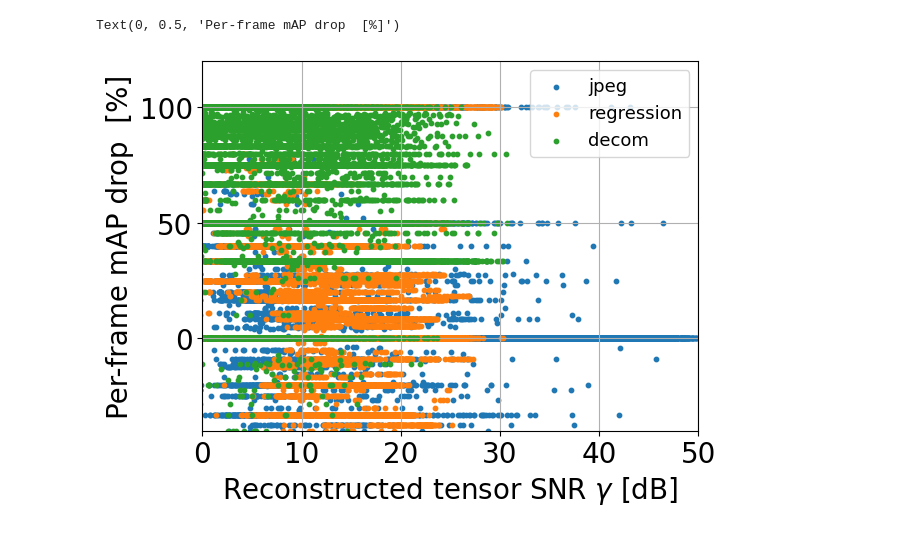
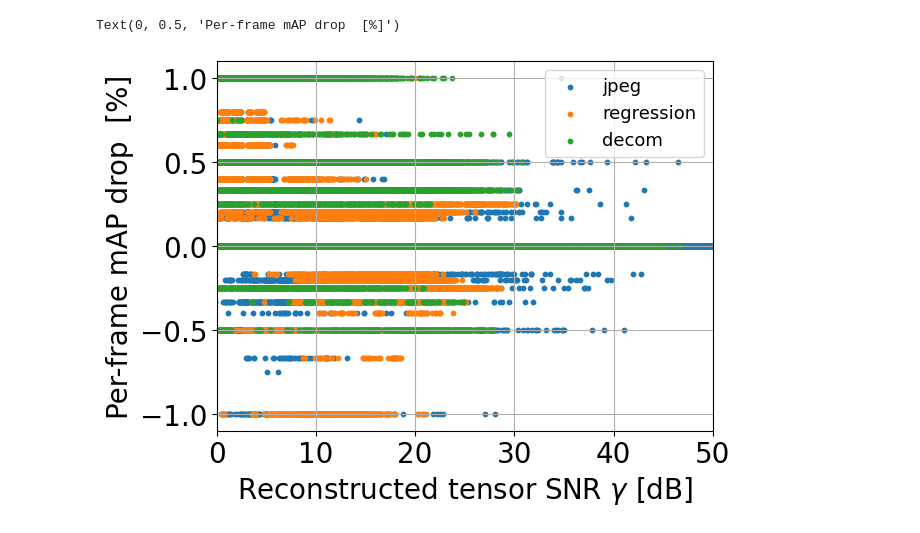
Before and after one commit to Rexyyj/split_DNN_framework, a Jupyter notebook: stable_tests/plot/snr_sen_drop_vidvrd.ipynb, the cells around one changed output. Drawn from its saved outputs; the diff is of its cells as text; code cells hidden in the pictures.

Commit message:
update drop curve

```diff
--- a/stable_tests/plot/snr_sen_drop_vidvrd.ipynb
+++ b/stable_tests/plot/snr_sen_drop_vidvrd.ipynb
@@ -38,12 +39,15 @@ for p in pruning:
     for q in quality:
         map_plot_df= map_quality_df.get_group(q)
         cha_plot_df= cha_quality_df.get_group(q)
+
         snr += cha_plot_df["reconstruct_snr"].to_list()
-        map_des = (local_map["map"].to_numpy() - map_plot_df["map"].to_numpy())/local_map["map"].to_numpy() *100
+        # map_des = (local_map["map"].to_numpy() - map_plot_df["map"].to_numpy())/local_map["map"].to_numpy() *100
+        map_des = (local_map["map"].to_numpy() - map_plot_df["map"].to_numpy())
         map_diff += map_des.tolist()
         map_raw +=map_plot_df["map"].to_list()
         sens_raw += map_plot_df["sensitivity"].to_list()
-        sens_des = (local_map["sensitivity"].to_numpy() - map_plot_df["sensitivity"].to_numpy())/local_map["sensitivity"].to_numpy()*100
+        # sens_des = (local_map["sensitivity"].to_numpy() - map_plot_df["sensitivity"].to_numpy())/local_map["sensitivity"].to_numpy()*100
+        sens_des = (local_map["sensitivity"].to_numpy() - map_plot_df["sensitivity"].to_numpy())
         sens_diff += sens_des.tolist()
 
 snr =np.array(snr)
@@ -95,12 +99,15 @@ for p in pruning:
         map_plot_df= map_quality_df.get_group(q)
         cha_plot_df= cha_quality_df.get_group(q)
         snr += cha_plot_df["reconstruct_snr"].to_list()
-        map_des = (local_map["map"].to_numpy() - map_plot_df["map"].to_numpy())/local_map["map"].to_numpy() *100
+        # map_des = (local_map["map"].to_numpy() - map_plot_df["map"].to_numpy())/local_map["map"].to_numpy() *100
+        map_des = (local_map["map"].to_numpy() - map_plot_df["map"].to_numpy())
         map_diff += map_des.tolist()
         map_raw +=map_plot_df["map"].to_list()
         sens_raw += map_plot_df["sensitivity"].to_list()
-        sens_des = (local_map["sensitivity"].to_numpy() - map_plot_df["sensitivity"].to_numpy())/local_map["sensitivity"].to_numpy()*100
+        # sens_des = (local_map["sensitivity"].to_numpy() - map_plot_df["sensitivity"].to_numpy())/local_map["sensitivity"].to_numpy()*100
+        sens_des = (local_map["sensitivity"].to_numpy() - map_plot_df["sensitivity"].to_numpy())
         sens_diff += sens_des.tolist()
+
 
 snr =np.array(snr)
 map_diff=np.array(map_diff)
@@ -151,11 +158,13 @@ for p in pruning:
         map_plot_df= map_quality_df.get_group(q)
         cha_plot_df= cha_quality_df.get_group(q)
         snr += cha_plot_df["reconstruct_snr"].to_list()
-        map_des = (local_map_decom["map"].to_numpy() - map_plot_df["map"].to_numpy())/local_map_decom["map"].to_numpy() *100
+        # map_des = (local_map_decom["map"].to_numpy() - map_plot_df["map"].to_numpy())/local_map_decom["map"].to_numpy() *100
+        map_des = (local_map_decom["map"].to_numpy() - map_plot_df["map"].to_numpy())
         map_diff += map_des.tolist()
         map_raw +=map_plot_df["map"].to_list()
         sens_raw += map_plot_df["sensitivity"].to_list()
-        sens_des = (local_map_decom["sensitivity"].to_numpy() - map_plot_df["sensitivity"].to_numpy())/local_map_decom["sensitivity"].to_numpy()*100
+        # sens_des = (local_map_decom["sensitivity"].to_numpy() - map_plot_df["sensitivity"].to_numpy())/local_map_decom["sensitivity"].to_numpy()*100
+        sens_des = (local_map_decom["sensitivity"].to_numpy() - map_plot_df["sensitivity"].to_numpy())
         sens_diff += sens_des.tolist()
 
 snr =np.array(snr)
@@ -190,15 +300,15 @@ Text(0, 0.5, 'Per-frame mAP drop  [%]')
 # %%
 plt.figure()
 
-plt.scatter(snr_cleaned_jpeg, map_diff_jpeg,s =10,label="jpeg" )
-plt.scatter(snr_cleaned_reg, map_diff_reg,s=10,label="regression" )
-plt.scatter(snr_cleaned_decom, map_diff_decom, s=10,label="decom" )
-plt.ylim([-40,120])
+plt.scatter(snr_cleaned_jpeg, sens_diff_jpeg,s =10,label="jpeg" )
+plt.scatter(snr_cleaned_reg, sens_diff_reg,s=10,label="regression" )
+plt.scatter(snr_cleaned_decom, sens_diff_decom, s=10,label="decom" )
 plt.xlim([0,50])
+# plt.ylim([-40,120])
 plt.legend(loc="upper right", fontsize=13)
 plt.grid()
 plt.xlabel("Reconstructed tensor SNR $\gamma$ [dB]")
 plt.ylabel("Per-frame mAP drop  [%]")
 # %% [output]
 Text(0, 0.5, 'Per-frame mAP drop  [%]')
-[figure, old version]
+[figure, new version]
```
Also changed, not shown: parts of 16 cells of this notebook, 2 other files.
